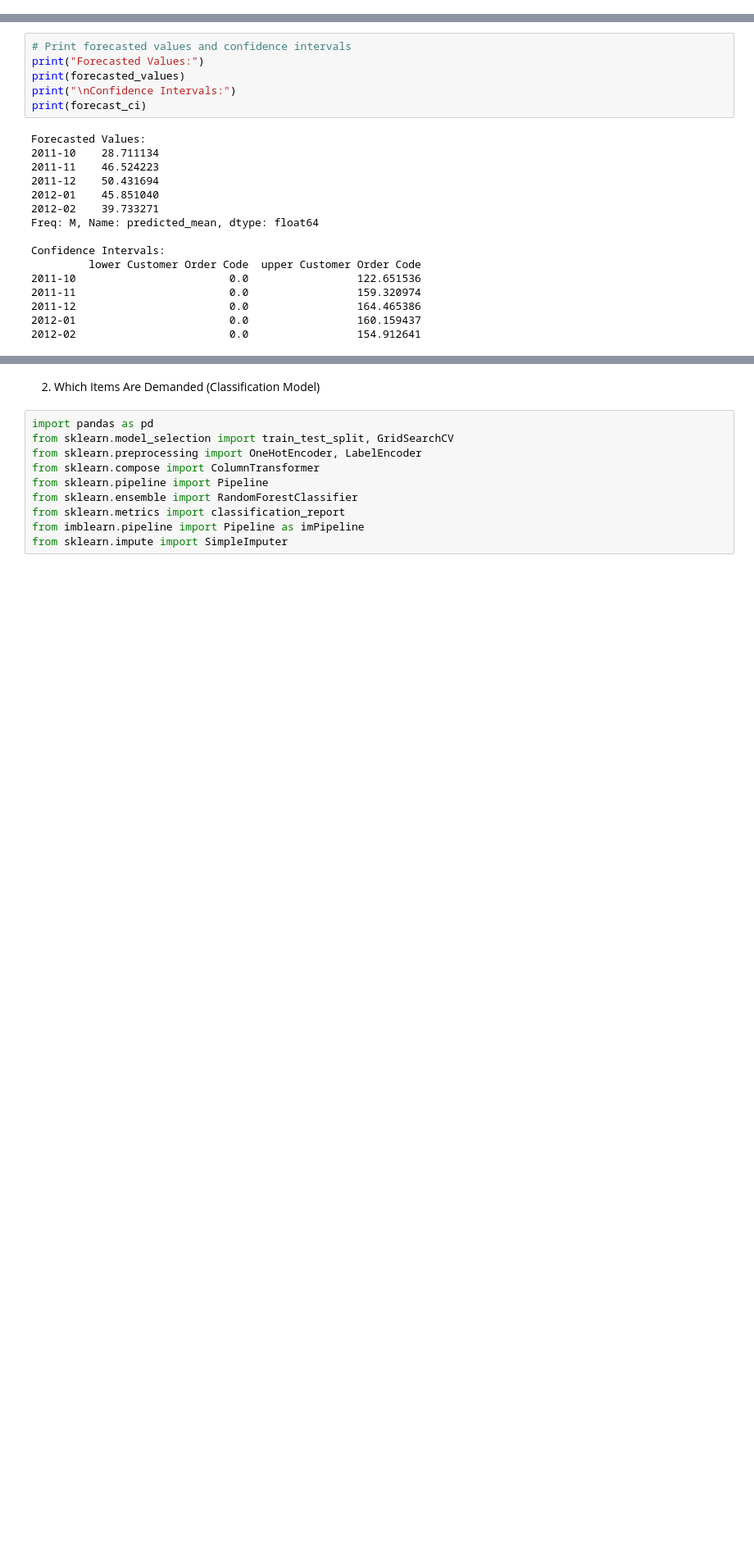
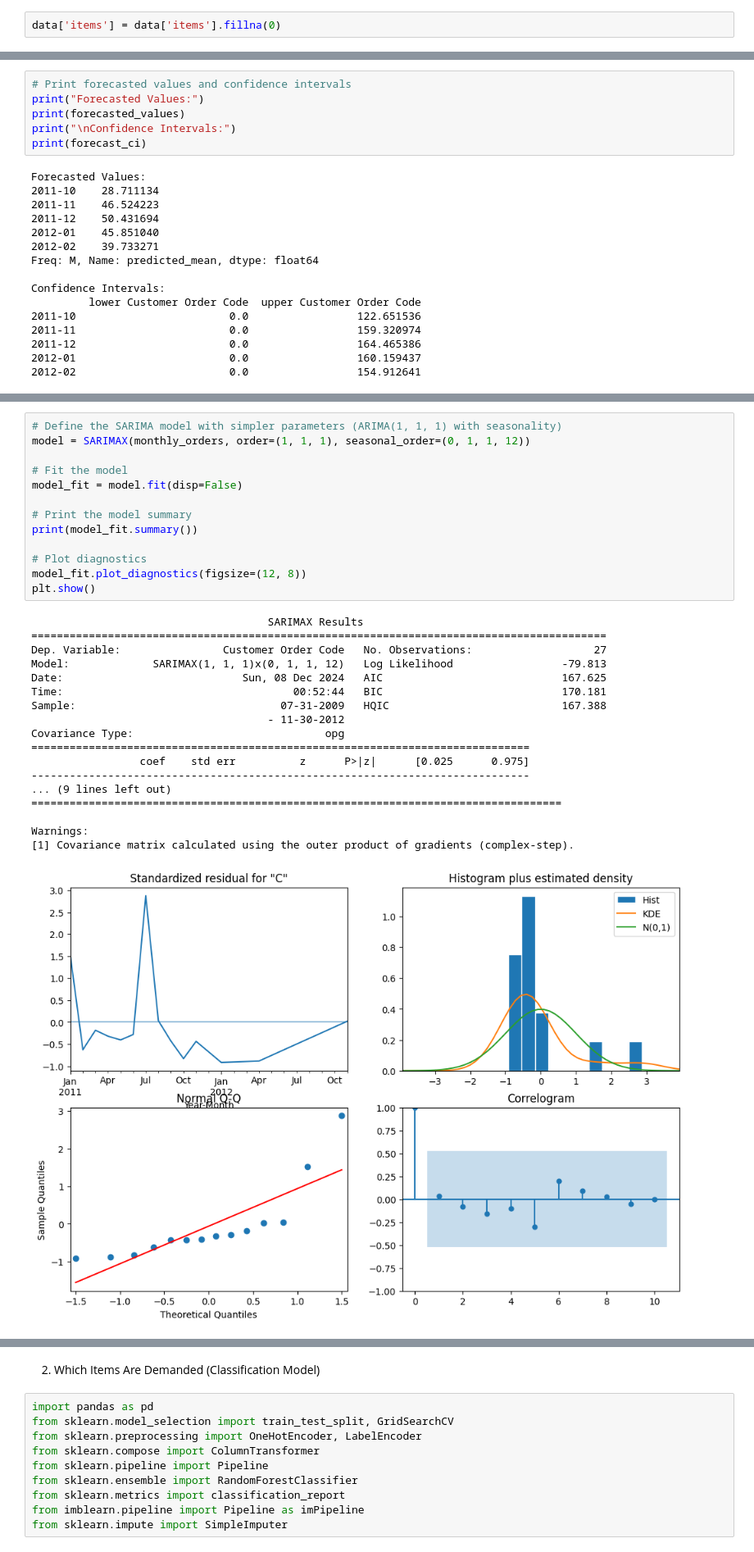
Before and after one commit to NazilaNajmul/schulich_data_science, a Jupyter notebook: Hackathon_codeset.ipynb, the cells around one changed output, grey strips where cells are left out. Shown: that part at 82% size. Saved outputs shown, nothing was run; the diff lists cells and outputs as text; blank space fills up the shorter version.

```diff
--- a/Hackathon_codeset.ipynb
+++ b/Hackathon_codeset.ipynb
@@ -50,6 +50,8 @@ missing_values = data.isnull().sum()
 print(missing_values[missing_values > 0])
 # %% [output]
 Series([], dtype: int64)
+# %%
+data['items'] = data['items'].fillna(0)
 # %%
 # Replace '\\N' with NaN in the dataset to handle invalid values
 data.replace('\\N', pd.NA, inplace=True)
@@ -170,0 +178,32 @@ Confidence Intervals:
+# %%
+# Define the SARIMA model with simpler parameters (ARIMA(1, 1, 1) with seasonality)
+model = SARIMAX(monthly_orders, order=(1, 1, 1), seasonal_order=(0, 1, 1, 12))
+
+# Fit the model
+model_fit = model.fit(disp=False)
+
+# Print the model summary
+print(model_fit.summary())
+
+# Plot diagnostics
+model_fit.plot_diagnostics(figsize=(12, 8))
+plt.show()
+# %% [output]
+                                     SARIMAX Results
+==========================================================================================
+Dep. Variable:                Customer Order Code   No. Observations:                   27
+Model:             SARIMAX(1, 1, 1)x(0, 1, 1, 12)   Log Likelihood                 -79.813
+Date:                            Sun, 08 Dec 2024   AIC                            167.625
+Time:                                    00:52:44   BIC                            170.181
+Sample:                                07-31-2009   HQIC                           167.388
+                                     - 11-30-2012
+Covariance Type:                              opg
+==============================================================================
+                 coef    std err          z      P>|z|      [0.025      0.975]
+------------------------------------------------------------------------------
+... (9 lines left out)
+===================================================================================
+
+Warnings:
+[1] Covariance matrix calculated using the outer product of gradients (complex-step).
+[figure, added]
```
Also changed, not shown: parts of 8 cells of this notebook, 1 other file.
